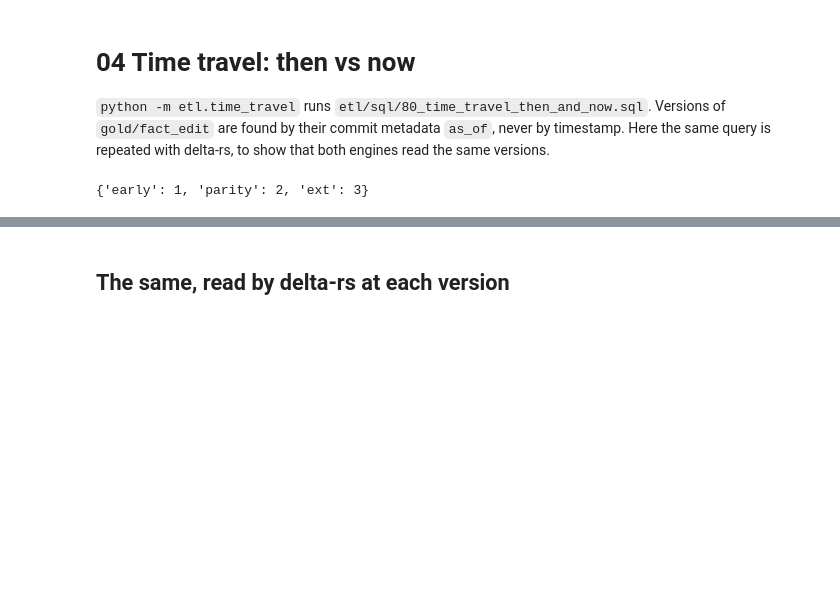
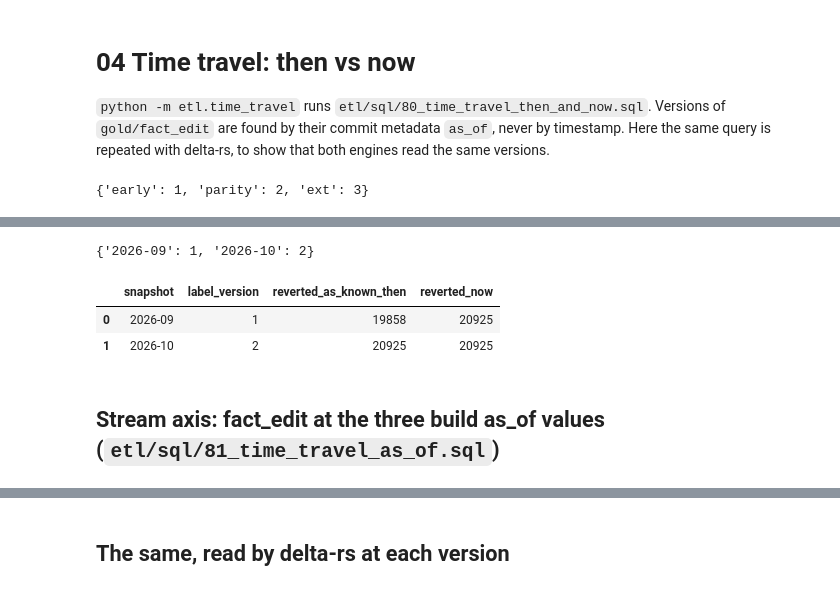
Before and after one commit to scottn66/truth-lag, a Jupyter notebook: notebooks/final/04_time_travel.ipynb, the cells around one changed output, grey strips where cells are left out. Saved outputs shown, nothing was run; the diff lists cells and outputs as text; code cells hidden in the pictures; blank space fills up the shorter version.

```diff
--- a/notebooks/final/04_time_travel.ipynb
+++ b/notebooks/final/04_time_travel.ipynb
@@ -26,3 +30,13 @@ print(tt['fact_edit_versions'])
+# %%
+print(tt['snapshot_axis']['fact_revert_label_versions'])
+pd.DataFrame(tt['snapshot_axis']['then_and_now'])
+# %% [output]
+{'2026-09': 1, '2026-10': 2}
+|  | snapshot | label_version | reverted_as_known_then | reverted_now |
+| 0 | 2026-09 | 1 | 19858 | 20925 |
+| 1 | 2026-10 | 2 | 20925 | 20925 |
+# %% [markdown]
+## Stream axis: fact_edit at the three build as_of values (`etl/sql/81_time_travel_as_of.sql`)
 # %%
 pd.DataFrame(tt['then_and_now'])
 # %% [output]
```
Also changed, not shown: parts of 1 cell of this notebook, 39 other files.
